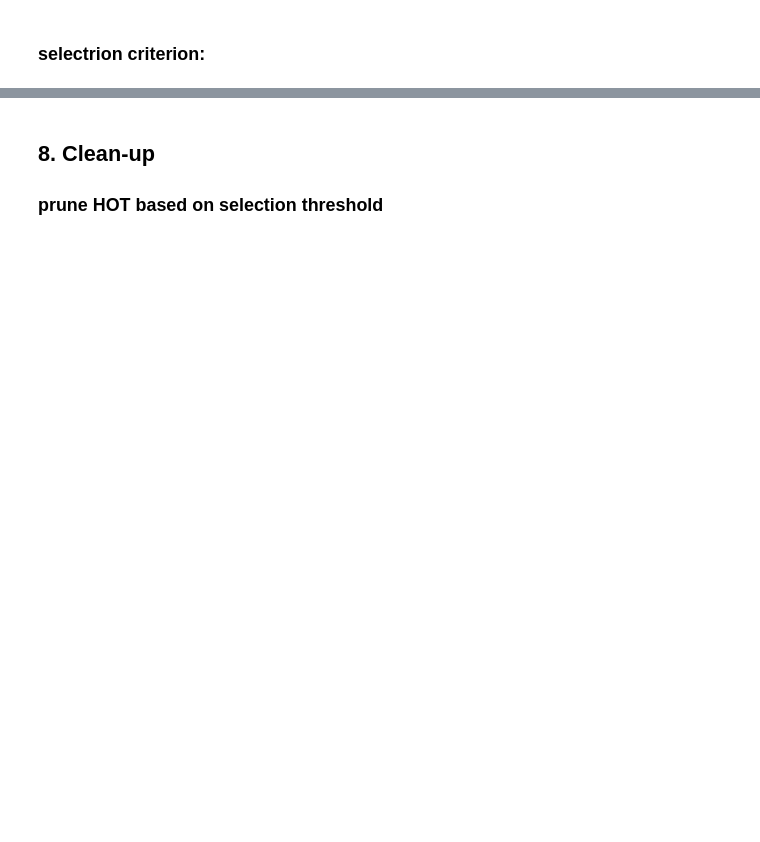
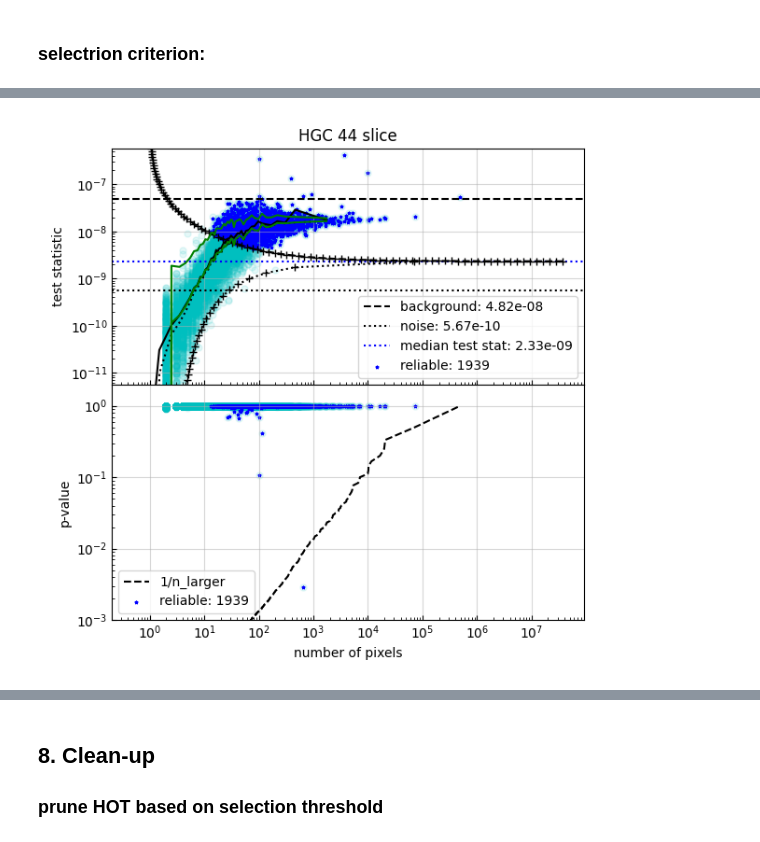
Before and after one commit to paranoya/image-processing, a Jupyter notebook: HOT.ipynb, the cells around one changed output, grey strips where cells are left out. Drawn from its saved outputs; the diff is of its cells as text; code cells hidden in the pictures; blank space fills up the shorter version.

Commit message:
Running median of test statistic

```diff
--- a/HOT.ipynb
+++ b/HOT.ipynb
@@ -358,7 +356,7 @@ if plots and data_dimensionality == 3:
                       gridspec_kw={'hspace': 0, 'wspace': 0}
                      )
 
-    x = data.original**2
+    x = data**2
     rms = np.sqrt(np.nanmean(x))
     colour_scale = colors.SymLogNorm(vmin=0, linthresh=2*rms, vmax=10*rms)
 
@@ -606,15 +601,12 @@ def hot(data, filtered_data, sorted_strides, argsorted_data, inverted=False, n_p
 # %%
 t0 = time()
 
-label, catalog = hot(data.original,
-                     filtered_data,
-                     np.hstack([np.sort(data.strides), data.size]), # DIRTY HACK when testig particles at the boundary
-                     #data.arg_sorted,
-                     filtered_argsort,
+label, catalog = hot(data,
+                     noise,
+                     np.hstack([np.sort(strides), data.size]), # DIRTY HACK when testig particles at the boundary
+                     argsorted_data,
                      inverted=False,
-                     #n_pixels=data.n_signal,
-                     n_pixels=data.n_valid,
-                     #n_pixels=data.n_valid-data.index_mode,
+                     n_pixels=np.count_nonzero(np.isfinite(data)),
                     )
 parent = catalog[0]
 area = catalog[1]
@@ -626,2 +618,7 @@ time elapsed: 1.46 s
 # %% [markdown]
 ### selectrion criterion:
+# %%
+variance_cut = max(sigma_noise**2, background_variance)
+p_value = 1 - stats.chi2.cdf(test_stat*area/variance_cut, df=area-1)
+a_pvalue = np.sort(area)
+n_pvalue = area.size - np.arange(area.size)
@@ -728,30 +712,76 @@ if plots:
 # %%
-if plots:
+if True:
     plt.close('catalogue_selection')
-    fig = plt.figure('catalogue_selection')
-    ax = fig.subplots(nrows=1, ncols=1, squeeze=False,
+    fig = plt.figure('catalogue_selection', figsize=(6, 6))
+    ax = fig.subplots(nrows=2, ncols=1, squeeze=False,
                       sharex=True, sharey='row',
                       gridspec_kw={'hspace': 0, 'wspace': 0})
     for axis in ax.flatten():
         axis.tick_params(which='both', direction='in')
         axis.grid(alpha=.5)
     fig.set_tight_layout(True)
 
     ax[0, 0].set_title(object_name)
     ax[0, 0].set_ylabel('test statistic')
-    ax[0, 0].scatter(area[1:], test_stat[1:], s=25, c='c', alpha=.1)
-    ax[0, 0].scatter(area[~possible_overdensity], -test_stat[~possible_overdensity], s=10, c='r', alpha=.25)
-    ax[0, 0].scatter(area[possible_overdensity], test_stat[possible_overdensity], s=1, c='k')
-    ax[0, 0].scatter(area[reliable_overdensity], test_stat[reliable_overdensity], s=5, c='b', marker='*')
 
-    ax[0, 0].axvline(area_threshold_min, c='k', ls=':', label=f'area > {area_threshold_min}')
-    ax[0, 0].axhline(test_stat_threshold_min, c='k', ls=':', label=f'test statistic > {test_stat_threshold_min:.2f}')
-    ax[0, 0].axvline(area_threshold_max, c='k', ls='--', label=f'area > {area_threshold_max}')
-    ax[0, 0].axhline(test_stat_threshold_max, c='k', ls='--', label=f'test statistic > {test_stat_threshold_max:.2f}')
+    ax[0, 0].scatter(area, test_stat*area/(area-1), s=25, c='c', alpha=.1)
+    ax[0, 0].axhline(background_variance, c='k', ls='--', label=f'background: {background_variance:.3g}')
+    ax[0, 0].axhline(sigma_noise**2, c='k', ls=':', label=f'noise: {sigma_noise**2:.3g}')
+    ax[0, 0].axhline(variance_median, c='b', ls=':', label=f'median test stat: {variance_median:.3g}')
+    #ax[0, 0].axhline(Chernoff_variance, c='b', ls='--')
+    ax[0, 0].plot(n_Chernoff_max, variance_median*z_Chernoff_max, 'k+--')
+    ax[0, 0].plot(n_Chernoff_min, variance_median*z_Chernoff_min, 'k+:')
+    #bins_area = np.logspace(0, np.log10(data.size))
+    #bins_test_stat = np.linspace(*np.nanpercentile(test_stat, [1, 99]))
+    #ax[0, 0].hist2d(area, test_stat, bins=[bins_area, bins_test_stat], cmap='nipy_spectral', vmin=1, vmax=3)
 
+    #ax[0, 0].scatter(area[~possible_overdensity], -test_stat[~possible_overdensity], s=10, c='r', alpha=.25)
+    #ax[0, 0].scatter(area[possible_overdensity], test_stat[possible_overdensity], s=1, c='k', label=f'possible: {n_possible}')
+    ax[0, 0].scatter(area[reliable_overdensity], test_stat[reliable_overdensity], s=5, c='b', marker='*', label=f'reliable: {n_reliable}')
+
+    n = 100 # int(np.sqrt(area.size))
+    a_bins = np.unique(np.sort(area)[::n])
+    a_mid = (a_bins[:-1] + a_bins[1:]) / 2
+    t_mean = np.array([np.mean(test_stat[(area>a_bins[i]) & (area<=a_bins[i+1])]) for i in range(a_mid.size)])
+    t_median = np.array([np.median(test_stat[(area>a_bins[i]) & (area<=a_bins[i+1])]) for i in range(a_mid.size)])
+    k_eff = 2/9/(1-np.power(t_median/t_mean, 1/3))
+    a_Chernoff_max = np.interp(a_mid, n_Chernoff_max[::-1], np.log10(z_Chernoff_max)[::-1])
+    variance_estimate = t_median*a_mid/(a_mid-1)/(1-2/9/(a_mid-1)**3)
+    ax[0, 0].plot(a_mid, t_mean, 'k-')
+    ax[0, 0].plot(a_mid, t_median, 'k:')
+    ax[0, 0].plot(a_mid, variance_estimate, 'g-')
+    ax[0, 0].plot(a_mid, variance_estimate*10**a_Chernoff_max, 'g-')
+
+    #ax[0, 0].axvline(area_threshold_min, c='k', ls=':', label=f'area > {area_threshold_min}')
+    #ax[0, 0].axhline(test_stat_threshold_min, c='k', ls=':', label=f'test statistic > {test_stat_threshold_min:.2f}')
+    #ax[0, 0].axvline(area_threshold_max, c='k', ls='--', label=f'area > {area_threshold_max}')
+    #ax[0, 0].axhline(test_stat_threshold_max, c='k', ls='--', label=f'test statistic > {test_stat_threshold_max:.2f}')
+
+    ax[0, 0].set_ylim(1e-2*sigma_noise**2, 1e3*sigma_noise**2)
     #ax[0, 0].set_xlim(.5, 3e3)
     #ax[0, 0].set_ylim(-15, 45)
+    #ax[0, 0].set_yscale('symlog')
+    ax[0, 0].set_yscale('log')
     ax[0, 0].legend()
+
+
+    ax[1, 0].set_ylabel('p-value')
+    ax[1, 0].set_yscale('log')
+    #ax[1, 0].set_ylim(.1/test_stat.size)
+    ax[1, 0].scatter(area, p_value, s=25, c='c', alpha=.1)
+    ax[1, 0].plot(a_pvalue, 1/n_pvalue, 'k--', label='1/n_larger')
+    ax[1, 0].scatter(area[reliable_overdensity], p_value[reliable_overdensity], s=5, c='b', marker='*', label=f'reliable: {n_reliable}')
+    ax[1, 0].legend()
+    ax[1, 0].set_ylim(1e-3, 2)
+
+    '''
+    ax[2, 0].scatter(area, test_stat_Chernoff, s=25, c='c', alpha=.1)
+    ax[2, 0].scatter(area[reliable_overdensity], test_stat_Chernoff[reliable_overdensity], s=5, c='b', marker='*', label=f'reliable: {n_reliable}')
+    ax[2, 0].axhline(np.log10(variance_median/variance_cut), c='b', ls=':')
+    ax[2, 0].set_ylim(-2, 2)
+    '''
 
     ax[-1, 0].set_xscale('log')
     ax[-1, 0].set_xlabel('number of pixels')
+# %% [output]
+[figure, added]
```
Also changed, not shown: parts of 59 cells of this notebook.
